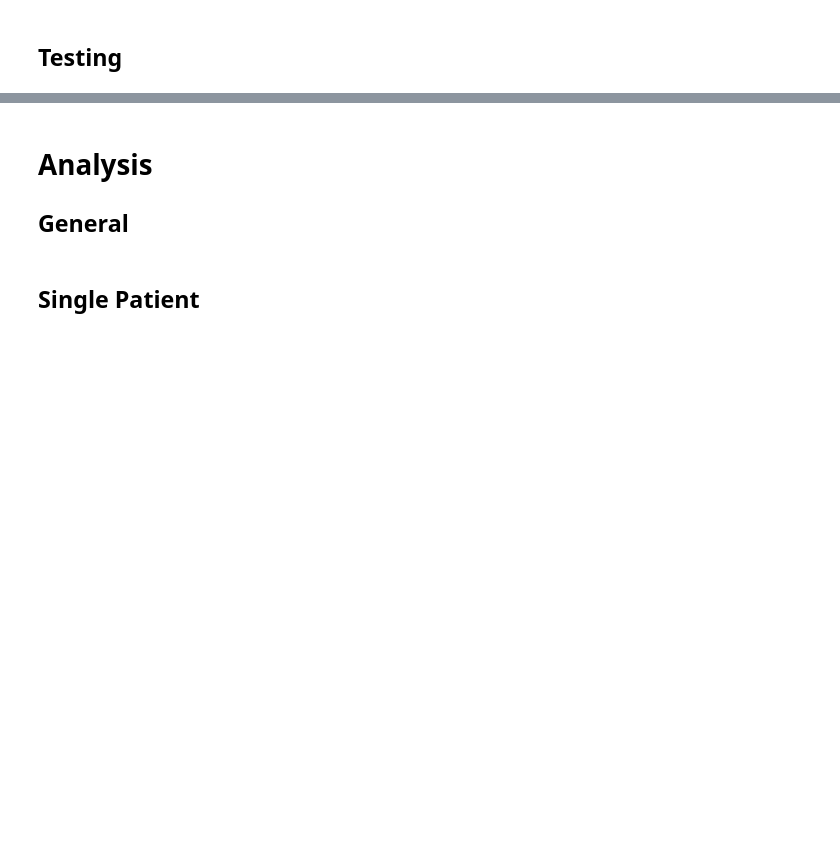
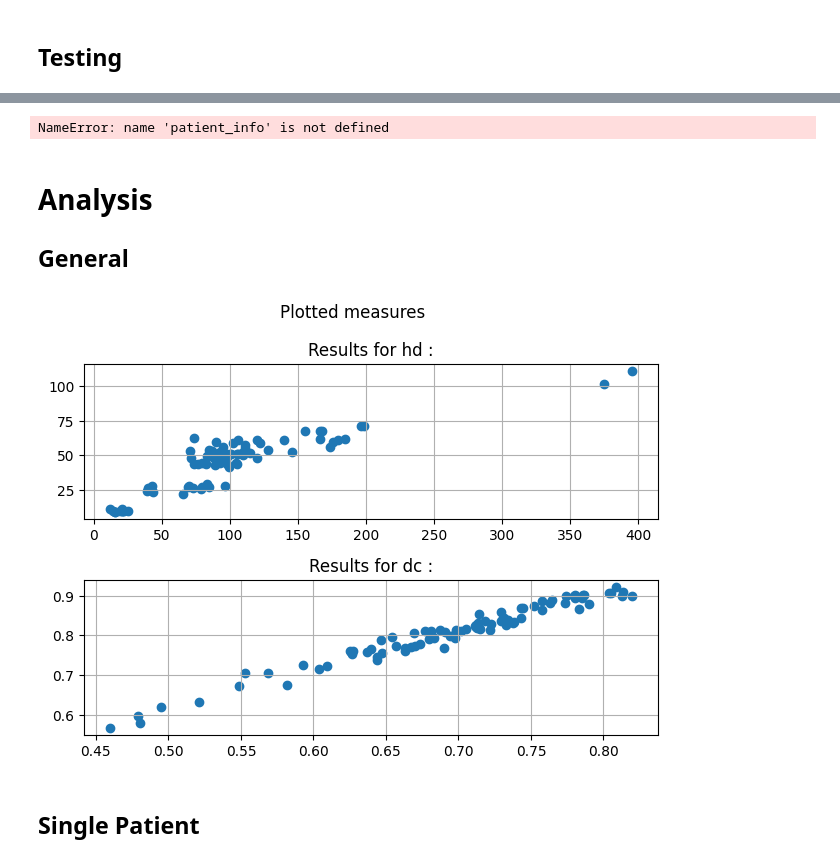
Before and after one commit to Zachari-THIRY/quality_control_CMR, a Jupyter notebook: Brain.ipynb, the cells around one changed output, grey strips where cells are left out. Drawn from its saved outputs; the diff is of its cells as text; code cells hidden in the pictures; blank space fills up the shorter version.

Commit message:
Applied Data_path paradigm, ran on whole dataset, added results

```diff
--- a/Brain.ipynb
+++ b/Brain.ipynb
@@ -273,11 +216,12 @@ patient_info = np.load("data/brain/preprocessed/patient_info.npy", allow_pickle=
 current_spacing = median_spacing_target("data/brain/preprocessed/", 2)
 test_ids = np.load('./data/brain/saved_ids.npy', allow_pickle=True).item().get('test_ids')
 # %%
-test_loader = SYNDalaLoader("data/brain/preprocessed/", test_ids, batch_size=BATCH_SIZE, transform=transform)
+BATCH_SIZE=optimal_parameters['BATCH_SIZE']
+test_loader = SYNDalaLoader(data_path = 'data/brain', mode='test', batch_size=BATCH_SIZE, transform=transform)
 
 results = testing_brain(ae=ae, test_loader=test_loader, patient_info=patient_info, folder_predictions="data/brain/structured/", folder_out="data/brain/reconstructions", current_spacing=current_spacing)
-np.save(os.path.join("data/brain/reconstructions/", "results"), results)
-#TODO: Rewrite a generic testing function
+# %% [output]
+NameError: name 'patient_info' is not defined
 # %% [markdown]
 # Analysis
 ## General
@@ -284,3 +233,13 @@ np.save(os.path.join("data/brain/reconstructions/", "results"), results)
+# %%
+from utils import compute_results, plot_results
+import matplotlib.pyplot as plt
+
+results = compute_results(data_path='data/brain/', measures='both')
+# %%
+# results = np.load('data/brain/results.npy', allow_pickle=True).item()
+plot_results(results)
+# %% [output]
+[figure, added]
 # %% [markdown]
 ## Single Patient
 # %%
```
Also changed, not shown: parts of 16 cells of this notebook.
